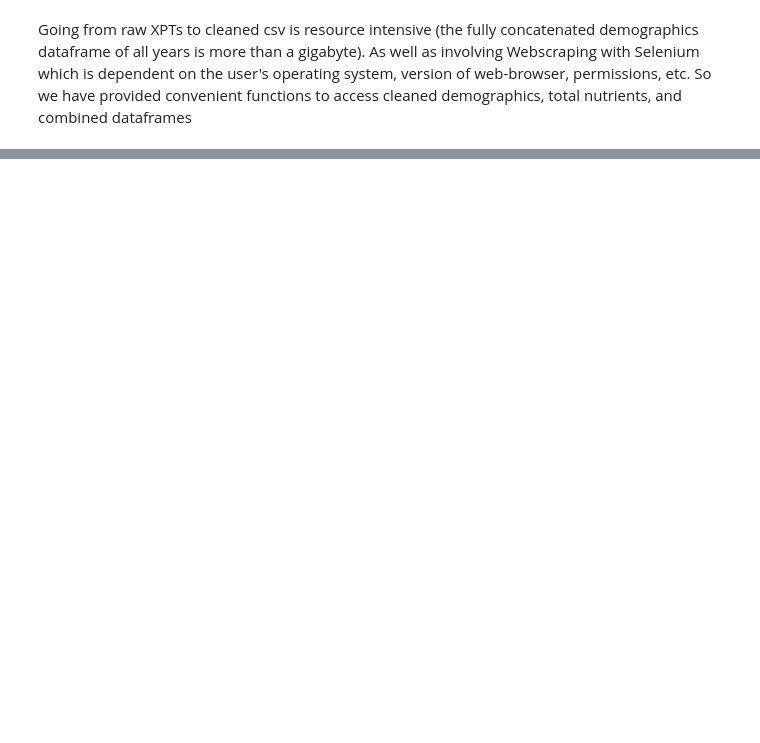
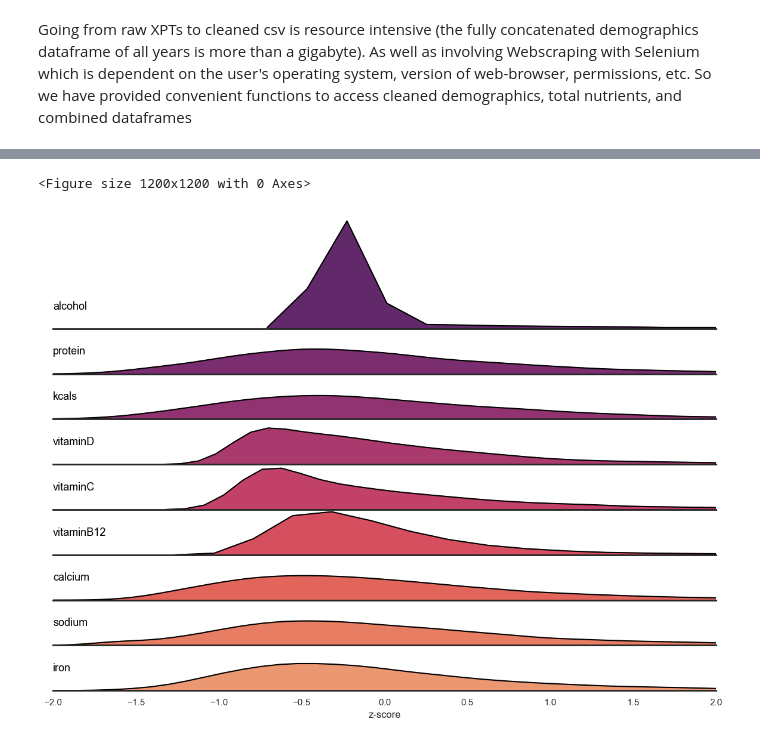
Before and after one commit to TheFish18/MADSMilestoneI, a Jupyter notebook: Scripts/main.ipynb, the cells around one changed output, grey strips where cells are left out. Drawn from its saved outputs; the diff is of its cells as text; code cells hidden in the pictures; blank space fills up the shorter version.

```diff
--- a/Scripts/main.ipynb
+++ b/Scripts/main.ipynb
@@ -116,6 +124,35 @@ class NHANESDataFrame:
         return d
 
     @staticmethod
+    def get_nhanes_to_fda_rec_dict() -> dict:
+
+        """
+        d was gotten using:
+            cols = df_nhanes.columns.tolist()
+            recs = df_fda.Nutrient.unique().tolist()
+            recs_ = [x.lower().replace(" ", "_") for x in recs]
+            d = {c: recs[recs_.index(c)] for c in cols if c in recs_}
+
+        add_vitamins was gotten using:
+            cols = df_nhanes.columns.tolist()
+            recs = df_fda.Nutrient.unique().tolist()
+            recs = [x for x in recs if " " in x]
+            recs_ = [x.split(" ") for x in recs if " " in x]
+            recs_ = [x[0].lower() + x[1].upper() for x in recs_]
+            d = {c: recs[recs_.index(c)] for c in cols if c in recs_}
+        """
+        d = {'protein': 'Protein', 'cholesterol': 'Cholesterol', 'riboflavin': 'Riboflavin', 'niacin': 'Niacin',
+             'calcium': 'Calcium', 'phosphorus': 'Phosphorus', 'magnesium': 'Magnesium', 'iron': 'Iron',
+             'zinc': 'Zinc', 'copper': 'Copper', 'sodium': 'Sodium', 'potassium': 'Potassium', 'selenium': 'Selenium'}
+
+        add_vitamins = {
+            'vitaminE': 'Vitamin E', 'vitaminA': 'Vitamin A', 'vitaminB6': 'Vitamin B6',
+            'vitaminB12': 'Vitamin B12', 'vitaminC': 'Vitamin C', 'vitaminD': 'Vitamin D', 'vitaminK': 'Vitamin K'}
+
+        d.update(add_vitamins)
+        return d
+
+    @staticmethod
     def get_bins_dict():
         d = {
             'income_poverty': [0, 1, 2, 3, 4, 4.99, 5],
@@ -190,0 +401,12 @@ In the past. I have had the most luck looking at the various distributions of va
+# %%
+def plot_distributions_ridgeplot():
+    vars = ['alcohol', "protein", "kcals", 'vitaminD', 'vitaminC', 'vitaminB12', 'calcium', 'sodium', 'iron']
+    df = get_combined_df()
+    df = df[vars]
+    xlim = (-2, 2)
+    Visualizations.ridgeplot(df, xlim=xlim, sorder=vars)
+
+plot_distributions_ridgeplot()
+# %% [output]
+<Figure size 1200x1200 with 0 Axes>
+[figure, added]
```
Also changed, not shown: parts of 22 cells of this notebook, 5 other files.
